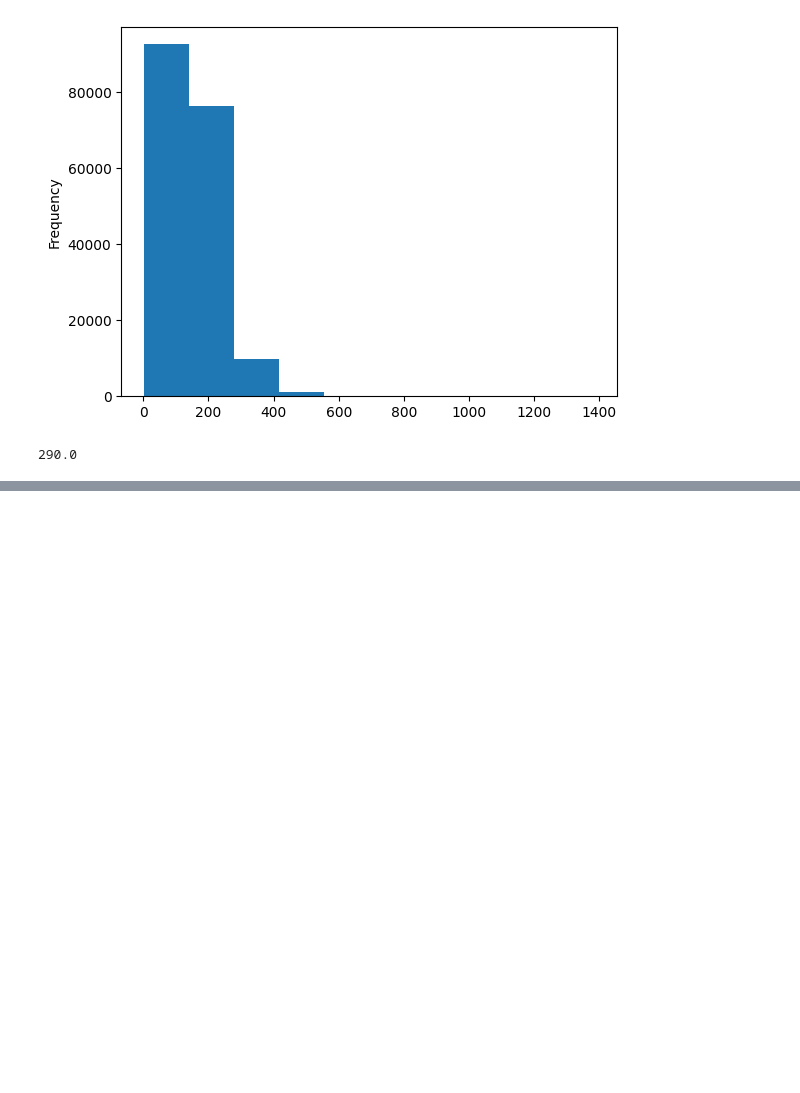
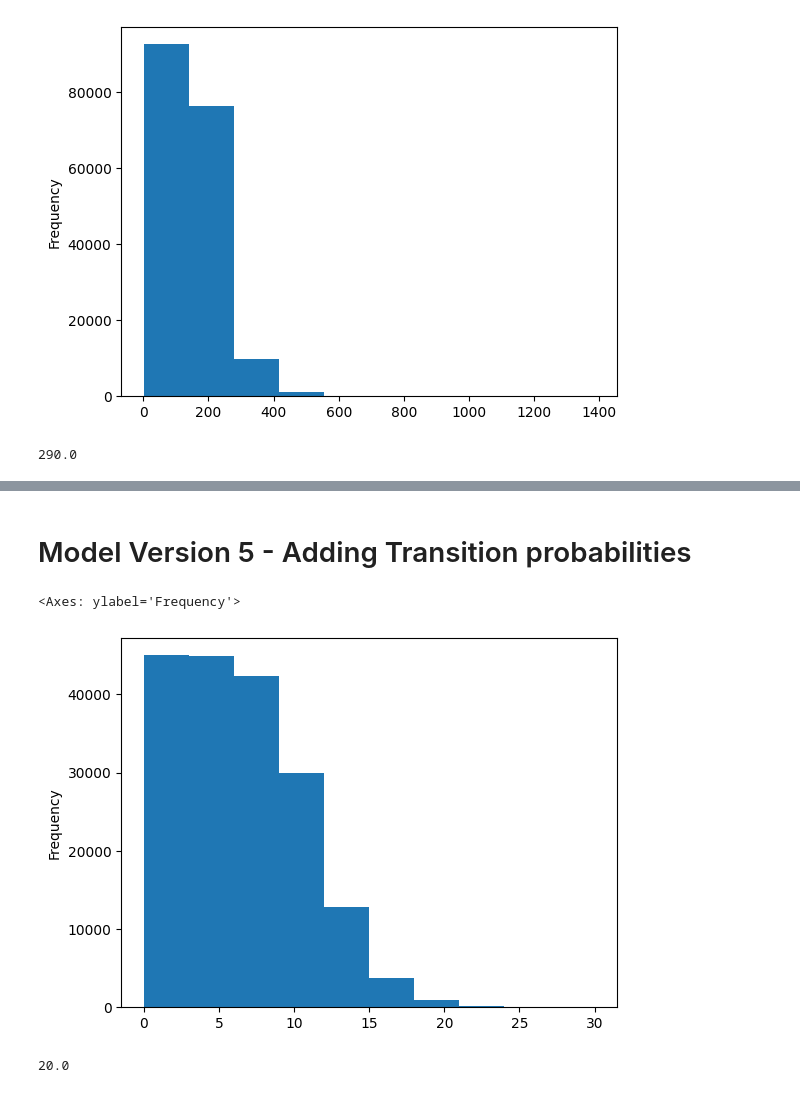
Before and after one commit to yehandineth/NLP_Learning, a Jupyter notebook: JSCReplication/skimlit.ipynb, the cells around one changed output, grey strips where cells are left out. Drawn from its saved outputs; the diff is of its cells as text; code cells hidden in the pictures; blank space fills up the shorter version.

Commit message:
adding transition weights

```diff
--- a/JSCReplication/skimlit.ipynb
+++ b/JSCReplication/skimlit.ipynb
@@ -885,0 +911,12 @@ model_3_report - baseline_report
+# %% [markdown]
+# Model Version 5 - Adding Transition probabilities
+# %%
+line_numbers = train_df['line_number']
+line_numbers.plot(kind='hist')
+# %% [output]
+<Axes: ylabel='Frequency'>
+[figure, added]
+# %%
+np.percentile(line_numbers,99.8)
+# %% [output]
+20.0
```
Also changed, not shown: parts of 102 cells of this notebook, 1 other file.
